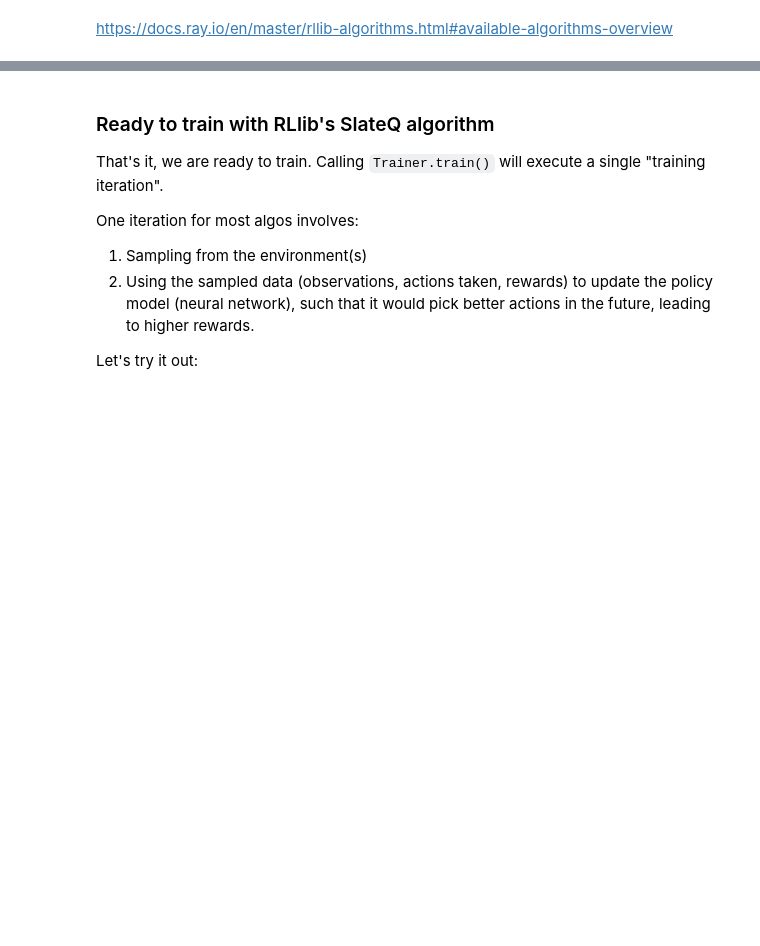
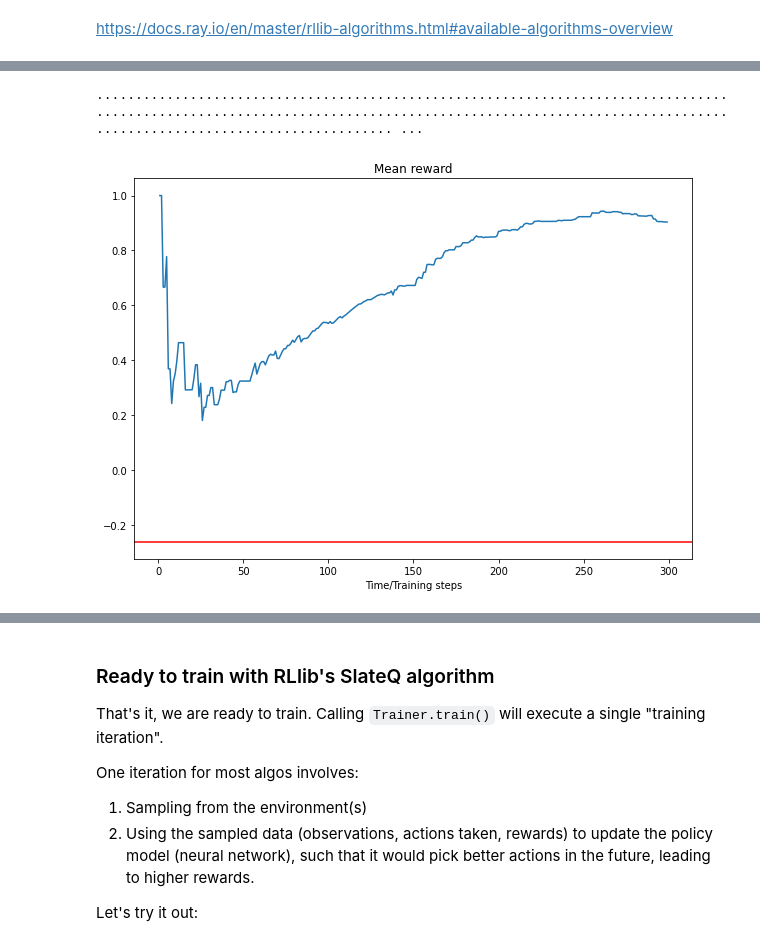
Before and after one commit to sven1977/rllib_tutorials, a Jupyter notebook: rl_conference_2022/tutorial_notebook.ipynb, the cells around one changed output, grey strips where cells are left out. Cells and saved outputs as stored; diff of their text form; code cells hidden in the pictures; blank space fills up the shorter version.

```diff
--- a/rl_conference_2022/tutorial_notebook.ipynb
+++ b/rl_conference_2022/tutorial_notebook.ipynb
@@ -274,0 +384,55 @@ SlateQTrainer
+# %%
+# Import a Trainable (one of RLlib's built-in algorithms):
+# We start our endeavor with the Bandit algorithms here b/c they are specialized in solving
+# n-arm/recommendation problems.
+from ray.rllib.agents.bandit import BanditLinUCBTrainer
+
+# Environment wrapping tools for:
+# a) Converting MultiDiscrete action space (k-slate recommendations) down to Discrete action space (we only have k=1 for now anyways).
+# b) Making sure our google RecSim-style environment is understood by RLlib's Bandit Trainers.
+from ray.rllib.env.wrappers.recsim import MultiDiscreteToDiscreteActionWrapper, \
+    RecSimObservationBanditWrapper
+
+from ray import tune
+
+tune.register_env(
+    "recomm-sys-001-for-bandits",
+    lambda config: RecSimObservationBanditWrapper(MultiDiscreteToDiscreteActionWrapper(RecommSys001(config))))
+
+config = {
+    # Use our tune-registered "RecommSys001" class.
+    "env": "recomm-sys-001-for-bandits",
+    "env_config": {
+        "num_features": 20,  # E
+
+        "num_items_in_db": 100,
+        "num_items_to_select_from": 10,  # D
+        "slate_size": 1,  # k=1
+
+        "num_users_in_db": 1,
+    },
+    #"evaluation_duration_unit": "episodes",
+    "timesteps_per_iteration": 1,
+}
+
+# Create the RLlib Trainer using above config.
+bandit_trainer = BanditLinUCBTrainer(config=config)
+
+# Train for n iterations (timesteps) and collect n-arm rewards.
+rewards = []
+for _ in range(300):
+    result = bandit_trainer.train()
+    rewards.append(result["episode_reward_mean"])
+    print(".", end="")
+
+# Plot per-timestep (episode) rewards.
+plt.figure(figsize=(10,7))
+plt.plot(rewards)#x=[i for i in range(len(rewards))], y=rewards, xerr=None, yerr=[sem(rewards) for i in range(len(rewards))])
+plt.title("Mean reward")
+plt.xlabel("Time/Training steps")
+
+# Add mean random baseline reward (red line).
+plt.axhline(y=env_mean_random_reward, color="r", linestyle="-")
+
+plt.show()
+# %% [output]
@@ -274,0 +440,2 @@ SlateQTrainer
+........................................................................................................................................................................................................ ...
+[figure, added]
```
Also changed, not shown: parts of 62 cells of this notebook, 10 other files.
